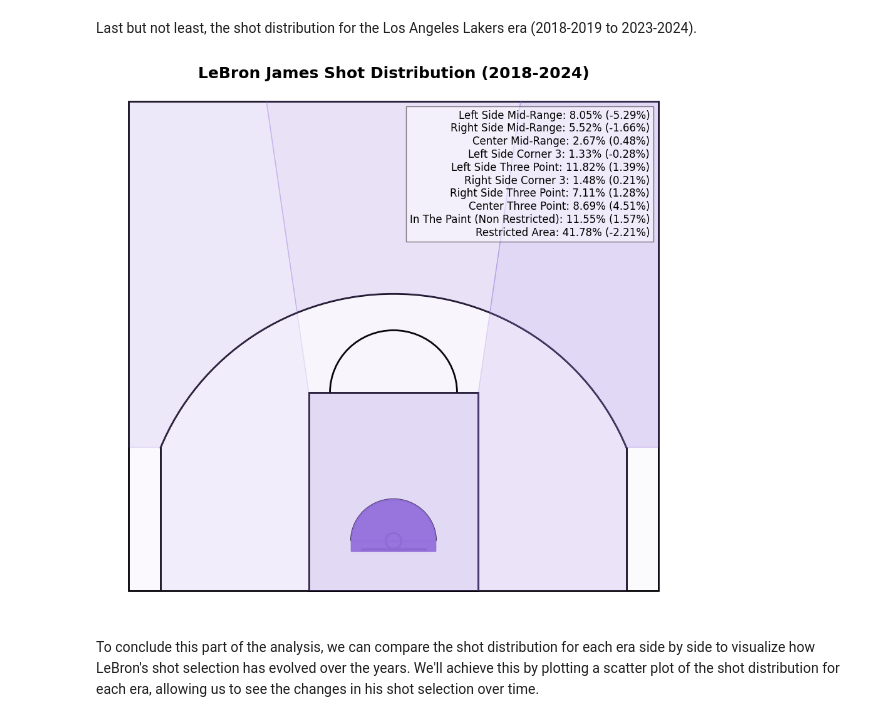
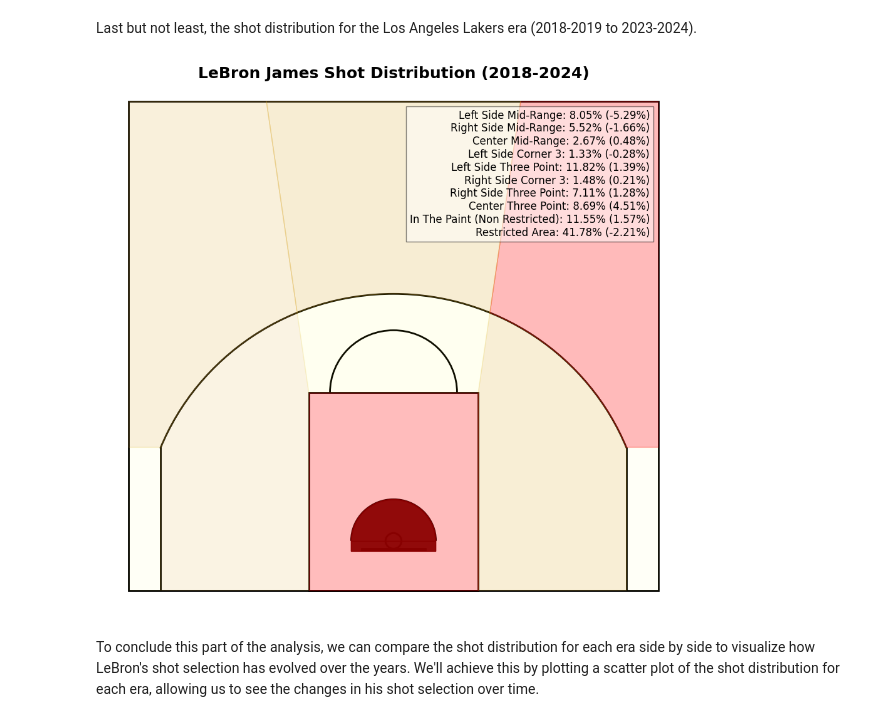
Before and after one commit to francescobortuzzo/DataScienceProject, a Jupyter notebook: creazione_plot/plot.ipynb, the cells around one changed output. Drawn from its saved outputs; the diff is of its cells as text; code cells hidden in the pictures.

```diff
--- a/creazione_plot/plot.ipynb
+++ b/creazione_plot/plot.ipynb
@@ -283,15 +349,9 @@ def calculate_opacity(distribution, alpha):
 ### Plot Shot Distribution
 Now that we have all the necessary functions in place, we can proceed to plot the shot distribution heatmap. Let's try to plot the shot distribution for LeBron's first run in Cleveland (2003-2004 to 2009-2010).
 # %%
-#define the values for the seasons
-seasons = ['2003-04', '2004-05', '2005-06', '2006-07', '2007-08', '2008-09', '2009-10']
-df1 = df.copy()
+distribution_cavs1 = shot_distribution(df, cavs_1)
 
-#calculate the shot distribution for the given seasons
-distribution = shot_distribution(df1, seasons)
-
-#calculate the opacities for the given distribution
-opacities = calculate_opacity(distribution, 1)
+colore_opacita_cavs1 = color_and_opacity(distribution_cavs1, 1)
 
 #set the size of the plot
 fig, ax = plt.subplots(figsize=(12, 11))
@@ -302,7 +362,7 @@ draw_court()
 #plot the areas
 areas = create_polygons()
 for area in areas:
-    plt.fill(*areas[area].exterior.xy, color='mediumpurple', alpha=opacities[area])
+    plt.fill(*areas[area].exterior.xy, color=colore_opacita_cavs1[area][0], alpha=colore_opacita_cavs1[area][1])
 
 plt.xlim(-275, 275)
 plt.ylim(-70, 440)
@@ -310,7 +370,13 @@ plt.axis('off')
 
 plt.title('LeBron James Shot Distribution (2003-2010)', fontsize=18, fontweight='bold')
 #add a box legend in the high right corner, whit the shot distribution for the given seasons
-plt.text(0.94, 0.95, 'Left Side Mid-Range: {:.2f}%\nRight Side Mid-Range: {:.2f}%\nCenter Mid-Range: {:.2f}%\nLeft Side Corner 3: {:.2f}%\nLeft Side Three Point: {:.2f}%\nRight Side Corner 3: {:.2f}%\nRight Side Three Point: {:.2f}%\nCenter Three Point: {:.2f}%\nIn The Paint (Non Restricted): {:.2f}%\nRestricted Area: {:.2f}%'.format(distribution['Left Side Mid-Range'], distribution['Right Side Mid-Range'], distribution['Center Mid-Range'], distribution['Left Side Corner 3'], distribution['Left Side Three Point'], distribution['Right Side Corner 3'], distribution['Right Side Three Point'], distribution['Center Three Point'], distribution['In The Paint (Non Restricted)'], distribution['Restricted Area']), fontsize=12, verticalalignment='top', horizontalalignment='right', transform=ax.transAxes, bbox=dict(facecolor='white', alpha=0.5))
+plt.text(0.94, 0.95, 'Left Side Mid-Range: {:.2f}%\nRight Side Mid-Range: {:.2f}%\nCenter Mid-Range: {:.2f}%\nLeft Side Corner 3: {:.2f}%'
+         '\nLeft Side Three Point: {:.2f}%\nRight Side Corner 3: {:.2f}%\nRight Side Three Point: {:.2f}%\nCenter Three Point: {:.2f}%\nIn The Paint (Non Restricted): {:.2f}%'
+         '\nRestricted Area: {:.2f}%'
+         .format(distribution_cavs1['Left Side Mid-Range'], distribution_cavs1['Right Side Mid-Range'], distribution_cavs1['Center Mid-Range'],
+                 distribution_cavs1['Left Side Corner 3'], distribution_cavs1['Left Side Three Point'], distribution_cavs1['Right Side Corner 3'], distribution_cavs1['Right Side Three Point'],
+                 distribution_cavs1['Center Three Point'], distribution_cavs1['In The Paint (Non Restricted)'], distribution_cavs1['Restricted Area']),
+                 fontsize=12, verticalalignment='top', horizontalalignment='right', transform=ax.transAxes, bbox=dict(facecolor='white', alpha=0.5))
 
 
 plt.show()
@@ -446,64 +476,39 @@ plt.show()
 # %% [markdown]
 Last but not least, the shot distribution for the Los Angeles Lakers era (2018-2019 to 2023-2024).
 # %%
-from matplotlib import transforms
-#define the values for the seasons
-seasons = ['2018-19', '2019-20', '2020-21', '2021-22', '2022-23', '2023-24']
-previous_seasons = ['2014-15', '2015-16', '2016-17', '2017-18']
-
-#calculate the shot distribution for the given seasons
-previous_distribution = shot_distribution(df, previous_seasons)
-distribution = shot_distribution(df, seasons)
+distribution_lal = shot_distribution(df, lal)
 
 #calculate the opacities for the given distribution
-opacities = calculate_opacity(distribution, 1)
-
+colore_opacita_cavs1 = color_and_opacity(distribution_lal, 1)
 #set the size of the plot
 fig, ax = plt.subplots(figsize=(12, 11))
 
 #plot the court
 draw_court()
 
 #plot the areas
 areas = create_polygons()
 for area in areas:
-    plt.fill(*areas[area].exterior.xy, color='mediumpurple', alpha=opacities[area])
+    plt.fill(*areas[area].exterior.xy, color=colore_opacita_cavs1[area][0], alpha=colore_opacita_cavs1[area][1])
 
 plt.xlim(-275, 275)
 plt.ylim(-70, 440)
 plt.axis('off')
 
 plt.title('LeBron James Shot Distribution (2018-2024)', fontsize=18, fontweight='bold')
 
 #add a box legend in the right corener with the shot distribution for the given seasons and the dicard from the previous seasons
-discards = {
-    'Left Side Mid-Range': 0,
-    'Right Side Mid-Range': 0,
-    'Center Mid-Range': 0,
-    'Left Side Corner 3': 0,
-    'Left Side Three Point': 0,
-    'Right Side Corner 3': 0,
-    'Right Side Three Point': 0,
-    'Center Three Point': 0,
-    'In The Paint (Non Restricted)': 0,
-    'Restricted Area': 0
-}
 
 for area in discards:
-    discards[area] = round(distribution[area] - previous_distribution[area], 2)
+    discards[area] = round(distribution_lal[area] - distribution_cavs2[area], 2)
 
-plt.text(0.94, 0.95, 'Left Side Mid-Range: {:.2f}% ({:.2f}%)\nRight Side Mid-Range: {:.2f}% ({:.2f}%)\nCenter Mid-Range: {:.2f}% ({:.2f}%)'
-         '\nLeft Side Corner 3: {:.2f}% ({:.2f}%)\nLeft Side Three Point: {:.2f}% ({:.2f}%)\nRight Side Corner 3: {:.2f}% ({:.2f}%)\nRight Side Three Point: {:.2f}% ({:.2f}%)'
-         '\nCenter Three Point: {:.2f}% ({:.2f}%)\nIn The Paint (Non Restricted): {:.2f}% ({:.2f}%)\nRestricted Area: {:.2f}% ({:.2f}%)'
-         .format(distribution['Left Side Mid-Range'], discards['Left Side Mid-Range'], distribution['Right Side Mid-Range'], discards['Right Side Mid-Range'],
-                 distribution['Center Mid-Range'], discards['Center Mid-Range'], distribution['Left Side Corner 3'], discards['Left Side Corner 3'],
-                 distribution['Left Side Three Point'], discards['Left Side Three Point'], distribution['Right Side Corner 3'], discards['Right Side Corner 3'],
-                 distribution['Right Side Three Point'], discards['Right Side Three Point'], distribution['Center Three Point'], discards['Center Three Point'],
-                 distribution['In The Paint (Non Restricted)'], discards['In The Paint (Non Restricted)'], distribution['Restricted Area'], discards['Restricted Area']),
-                 fontsize=12, verticalalignment='top', horizontalalignment='right', transform=ax.transAxes, bbox=dict(facecolor='white', alpha=0.5))
+text = '\n'.join([
+    '{}: {:.2f}% ({:.2f}%)'.format(area, distribution_lal[area], discards[area])
+    for area in distribution_lal
+])
 
 plt.show()
 # %% [output]
-[figure, old version]
+[figure, new version]
 # %% [markdown]
 To conclude this part of the analysis, we can compare the shot distribution for each era side by side to visualize how LeBron's shot selection has evolved over the years. We'll achieve this by plotting a scatter plot of the shot distribution for each era, allowing us to see the changes in his shot selection over time.
```
Also changed, not shown: parts of 16 cells of this notebook.
